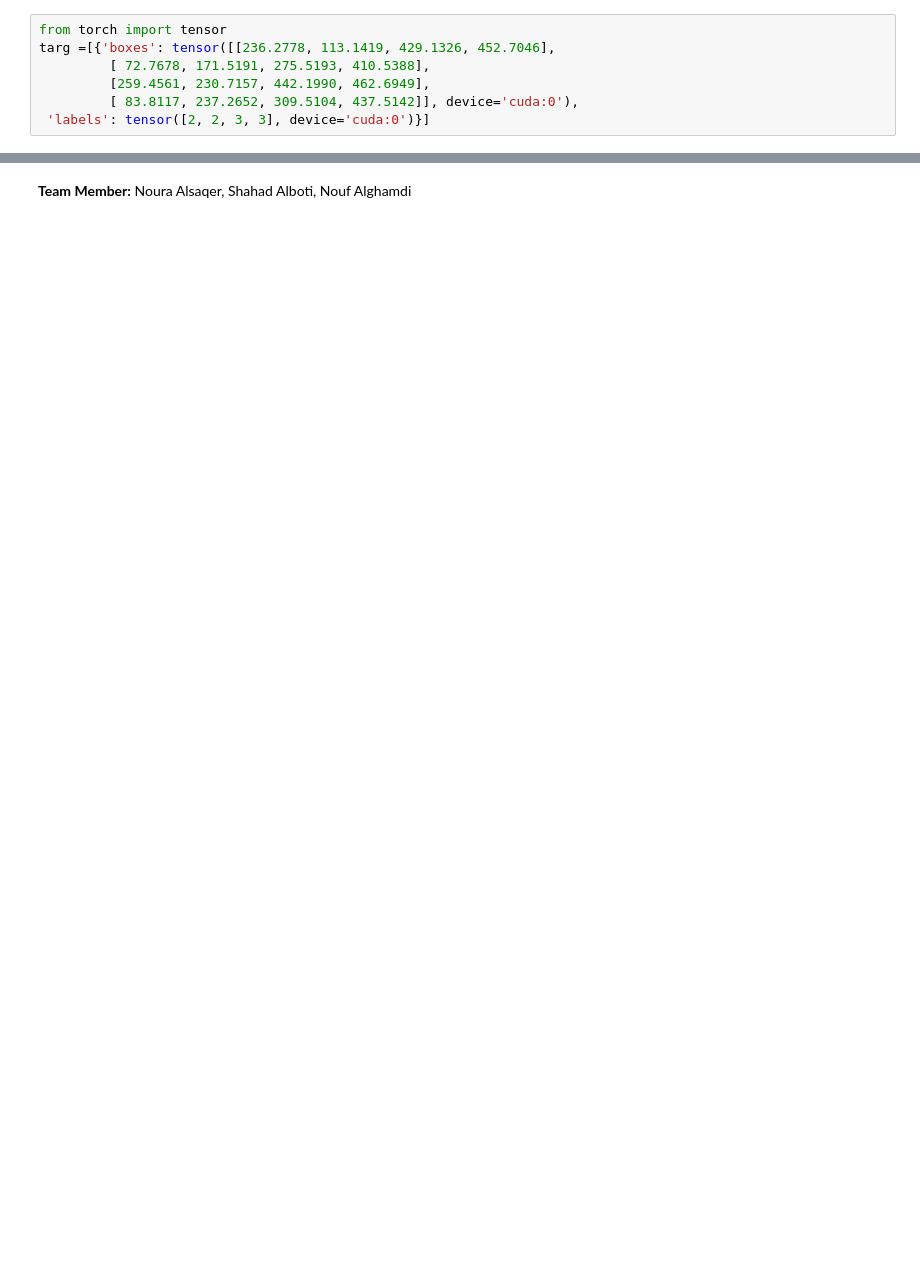
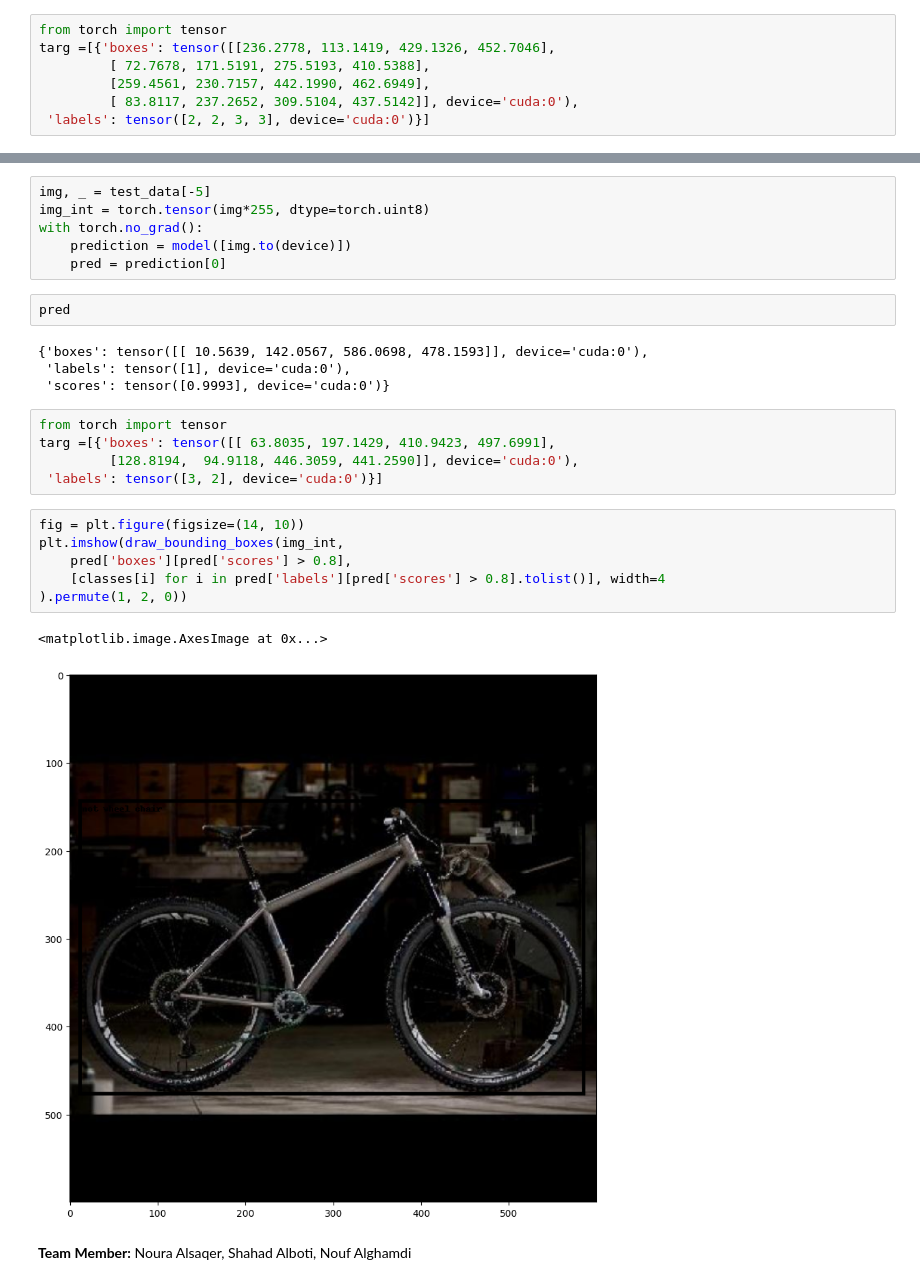
Before and after one commit to shahadalboti/JAAL, a Jupyter notebook: jaal_Faster_R_cnn_model_.ipynb, the cells around one changed output, grey strips where cells are left out. Drawn from its saved outputs; the diff is of its cells as text; blank space fills up the shorter version.

```diff
--- a/jaal_Faster_R_cnn_model_.ipynb
+++ b/jaal_Faster_R_cnn_model_.ipynb
@@ -514,3 +494,29 @@ fig_, ax_ = metric.plot()
+# %%
+img, _ = test_data[-5]
+img_int = torch.tensor(img*255, dtype=torch.uint8)
+with torch.no_grad():
+    prediction = model([img.to(device)])
+    pred = prediction[0]
+# %%
+pred
+# %% [output]
+{'boxes': tensor([[ 10.5639, 142.0567, 586.0698, 478.1593]], device='cuda:0'),
+ 'labels': tensor([1], device='cuda:0'),
+ 'scores': tensor([0.9993], device='cuda:0')}
+# %%
+from torch import tensor
+targ =[{'boxes': tensor([[ 63.8035, 197.1429, 410.9423, 497.6991],
+         [128.8194,  94.9118, 446.3059, 441.2590]], device='cuda:0'),
+ 'labels': tensor([3, 2], device='cuda:0')}]
+# %%
+fig = plt.figure(figsize=(14, 10))
+plt.imshow(draw_bounding_boxes(img_int,
+    pred['boxes'][pred['scores'] > 0.8],
+    [classes[i] for i in pred['labels'][pred['scores'] > 0.8].tolist()], width=4
+).permute(1, 2, 0))
+# %% [output]
+<matplotlib.image.AxesImage at 0x...>
+[figure, added]
 # %% [markdown]
 **Team Member:**
 Noura Alsaqer,
```
Also changed, not shown: parts of 9 cells of this notebook.
